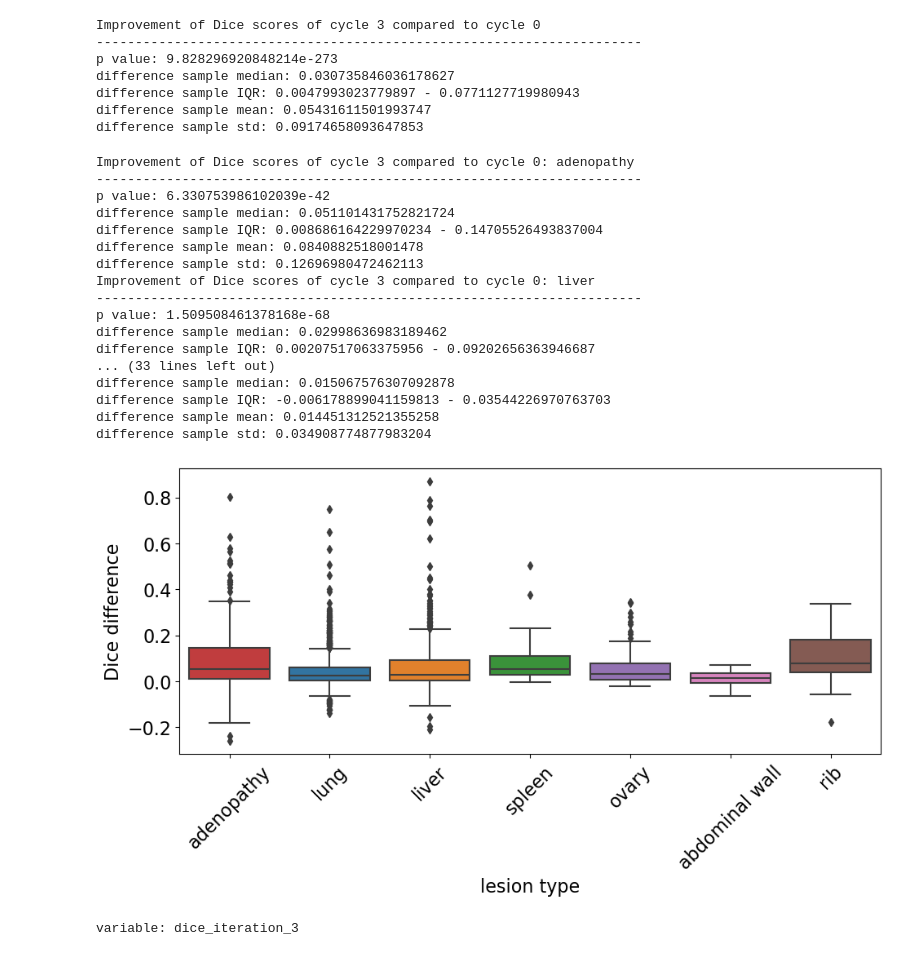
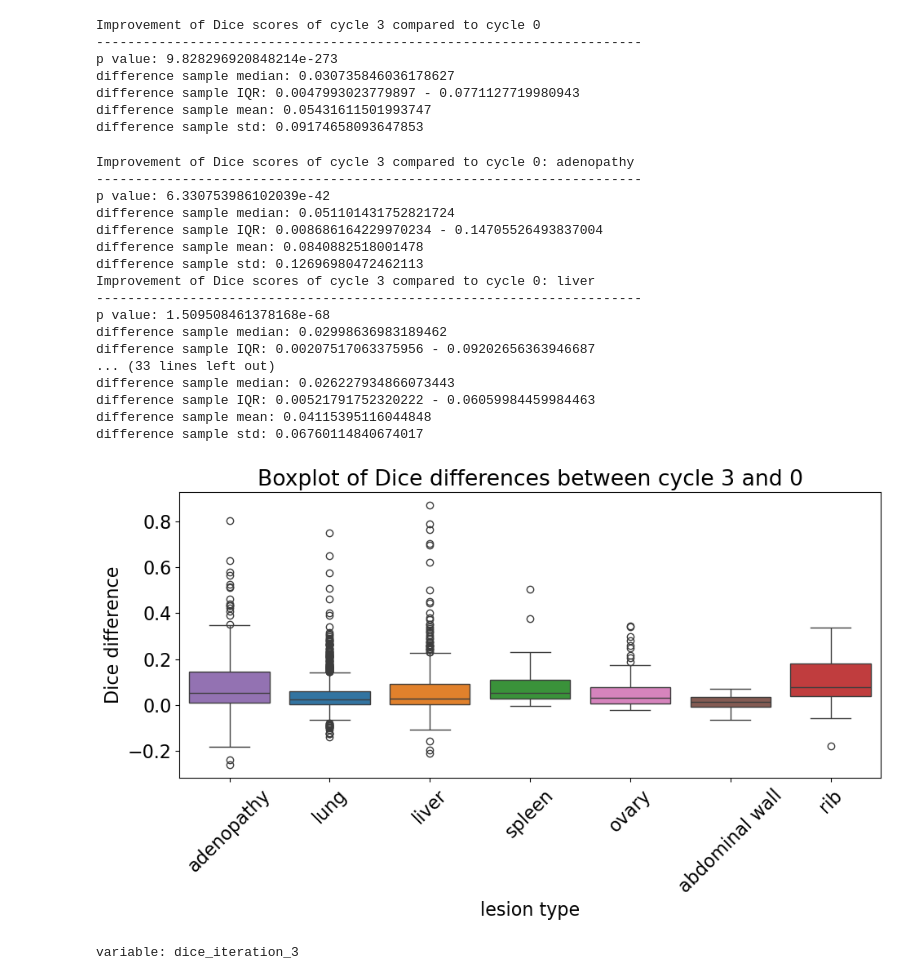
Before and after one commit to robertorojasp06/recist-dataset, a Jupyter notebook: notebooks/hitl_medsam_performance.ipynb, the cells around one changed output. Saved outputs shown, nothing was run; the diff lists cells and outputs as text; code cells hidden in the pictures.

```diff
--- a/notebooks/hitl_medsam_performance.ipynb
+++ b/notebooks/hitl_medsam_performance.ipynb
@@ -195,12 +195,12 @@ iteration_dfs = [
     }
 ]
 min_size_pixels = 10
-savefig = True
+savefig = False
 savecsv = False
 dpi = 600
 path_to_labels = Path.cwd() / "resources" / "hitl-performance" /"labels-test"
-path_to_patients = Path.cwd() / ".." / "data" / "metadata" / "patients.csv"
-path_to_series = Path.cwd() / ".." / "data" / "metadata" / "series.json"
+path_to_patients = Path.cwd() / ".." / "data" / "final" / "metadata" / "patients.csv"
+path_to_series = Path.cwd() / ".." / "data" / "final" / "metadata" / "series.json"
 performance_df = concatenate_iteration_dfs(iteration_dfs)
 performance_df = add_label_to_df(performance_df, path_to_labels)
 performance_df = add_patient_info_to_df(performance_df, path_to_patients, path_to_series)
@@ -493,10 +493,10 @@ p value: 1.509508461378168e-68
 difference sample median: 0.02998636983189462
 difference sample IQR: 0.00207517063375956 - 0.09202656363946687
 ... (33 lines left out)
-difference sample median: 0.015067576307092878
-difference sample IQR: -0.006178899041159813 - 0.03544226970763703
-difference sample mean: 0.014451312521355258
-difference sample std: 0.034908774877983204
+difference sample median: 0.026227934866073443
+difference sample IQR: 0.00521791752320222 - 0.06059984459984463
+difference sample mean: 0.04115395116044848
+difference sample std: 0.06760114840674017
 # %%
 # Get the dataframe with the performance difference between iterations
 iterations = [0, 3]
@@ -521,29 +521,31 @@ if savecsv:
 # %%
 # Boxplot of Dice differences between iterations, grouped by lesion
 num_categories = pivot_df["short_label_description"].nunique()
 _, ax = plt.subplots(figsize=(max(10, num_categories * 0.5), 6))
 sns.boxplot(
     data=pivot_df,
     x='short_label_description',
     y='dice_difference',
-    palette=color_mapping
+    palette=color_mapping,
+    hue='short_label_description',
+    legend=False
 )
 plt.title(f'Boxplot of Dice differences between cycle {iterations[1]} and {iterations[0]}')
 plt.xlabel('lesion type')
 plt.ylabel('Dice difference')
 plt.xticks(rotation=45)
 plt.tight_layout()
 if savefig:
     plt.title('')
     plt.savefig(
         Path.cwd() / 'results' / f'hitl_medsam_dice_differences_cycles_{iterations[1]}_and_{iterations[0]}.svg',
         bbox_inches='tight',
         transparent=True,
         dpi=dpi
     )
 plt.show()
 # %% [output]
-[figure, old version]
+[figure, new version]
 # %%
 # Performance for last cycle grouped by short label description
 print(f"variable: {second_it_name}")
```
Also changed, not shown: parts of 3 cells of this notebook, 4 other files.
